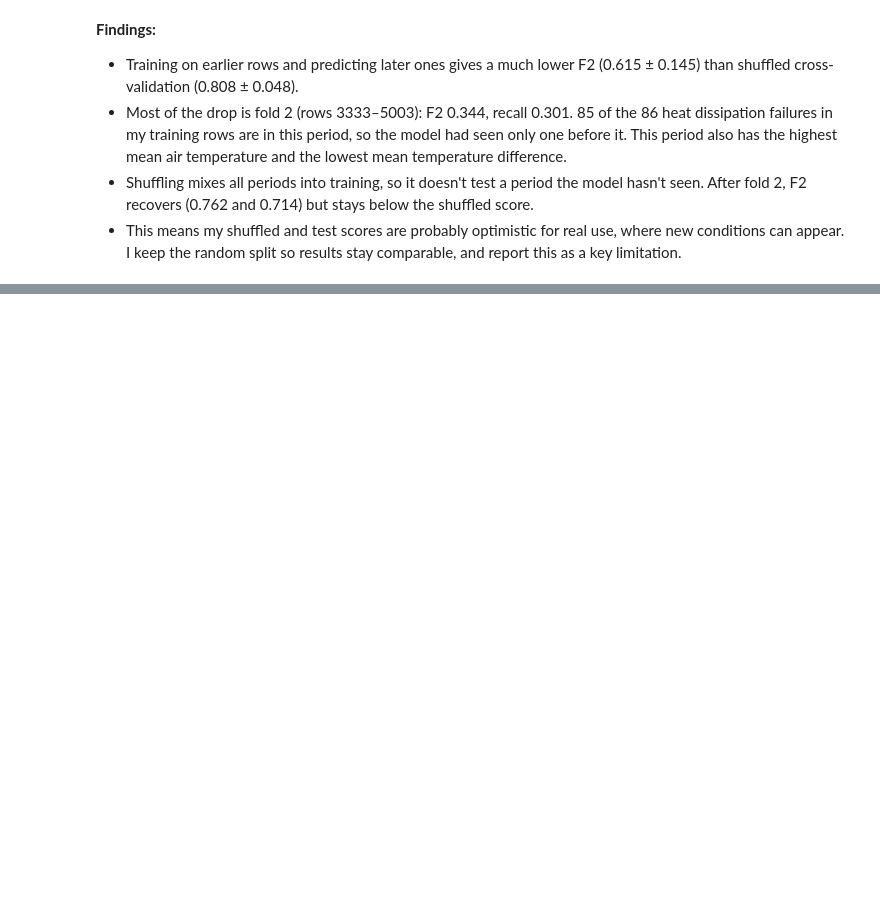
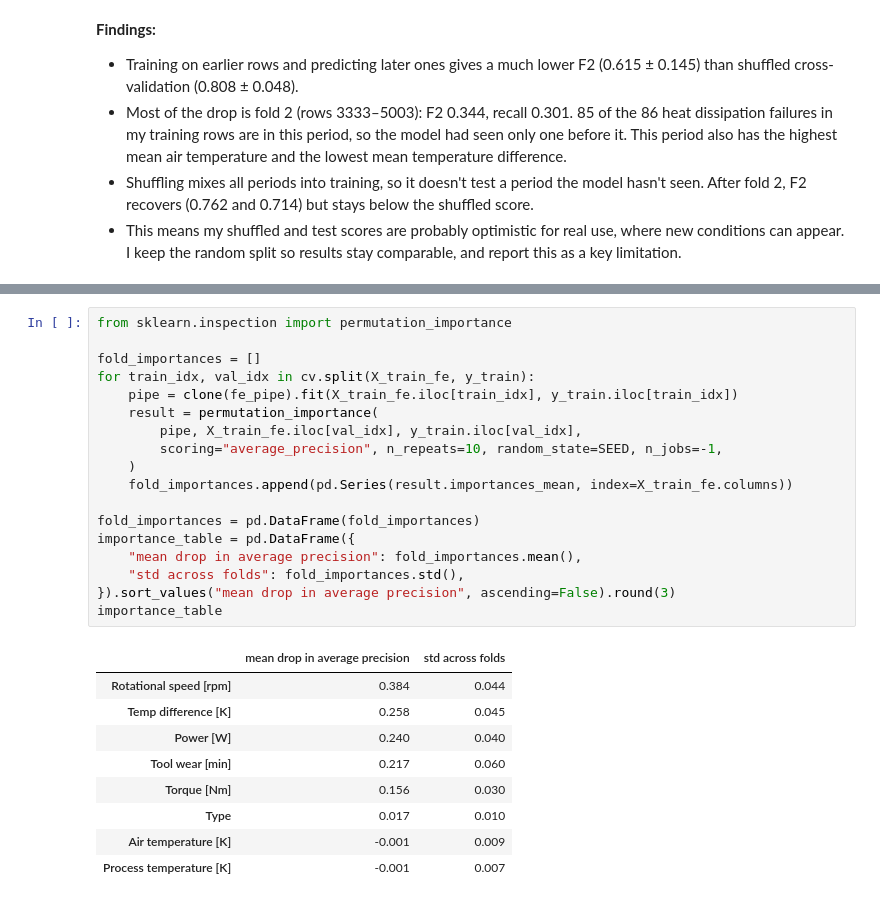
Before and after one commit to NathanL05/ct4101-ml-portfolio, a Jupyter notebook: notebooks/04_final_model.ipynb, the cells around one changed output, grey strips where cells are left out. Saved outputs shown, nothing was run; the diff lists cells and outputs as text; blank space fills up the shorter version.

```diff
--- a/notebooks/04_final_model.ipynb
+++ b/notebooks/04_final_model.ipynb
@@ -291,0 +306,28 @@ train_rows.groupby(blocks, observed=True).agg(
+# %%
+from sklearn.inspection import permutation_importance
+
+fold_importances = []
+for train_idx, val_idx in cv.split(X_train_fe, y_train):
+    pipe = clone(fe_pipe).fit(X_train_fe.iloc[train_idx], y_train.iloc[train_idx])
+    result = permutation_importance(
+        pipe, X_train_fe.iloc[val_idx], y_train.iloc[val_idx],
+        scoring="average_precision", n_repeats=10, random_state=SEED, n_jobs=-1,
+    )
+    fold_importances.append(pd.Series(result.importances_mean, index=X_train_fe.columns))
+
+fold_importances = pd.DataFrame(fold_importances)
+importance_table = pd.DataFrame({
+    "mean drop in average precision": fold_importances.mean(),
+    "std across folds": fold_importances.std(),
+}).sort_values("mean drop in average precision", ascending=False).round(3)
+importance_table
+# %% [output]
+|  | mean drop in average precision | std across folds |
+| Rotational speed [rpm] | 0.384 | 0.044 |
+| Temp difference [K] | 0.258 | 0.045 |
+| Power [W] | 0.240 | 0.040 |
+| Tool wear [min] | 0.217 | 0.060 |
+| Torque [Nm] | 0.156 | 0.030 |
+| Type | 0.017 | 0.010 |
+| Air temperature [K] | -0.001 | 0.009 |
+| Process temperature [K] | -0.001 | 0.007 |
```
Also changed, not shown: parts of 5 cells of this notebook.
